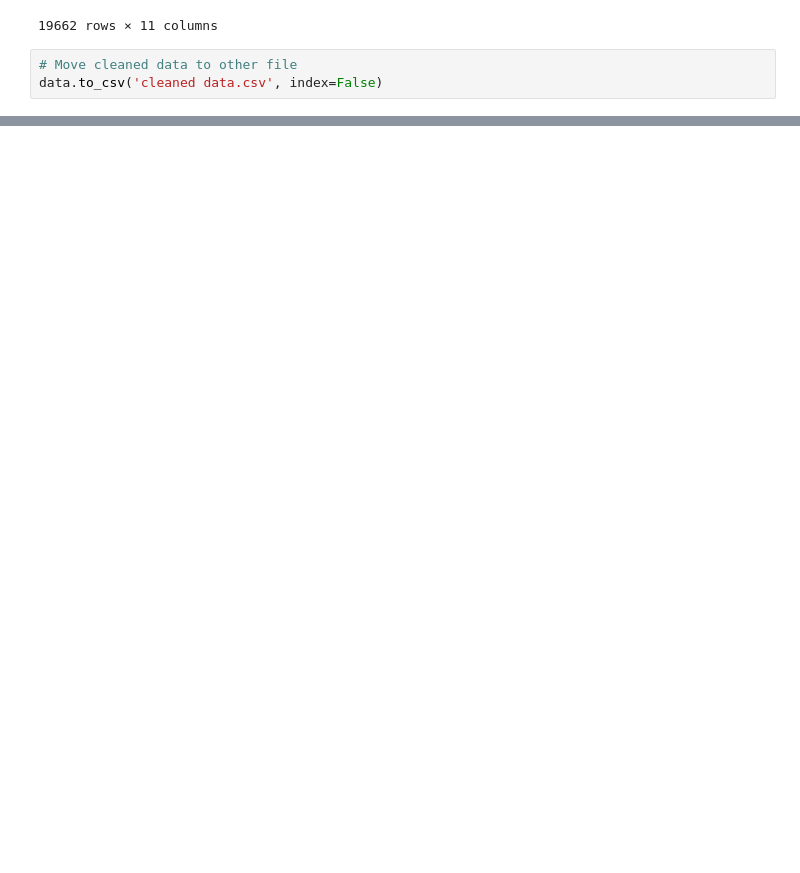
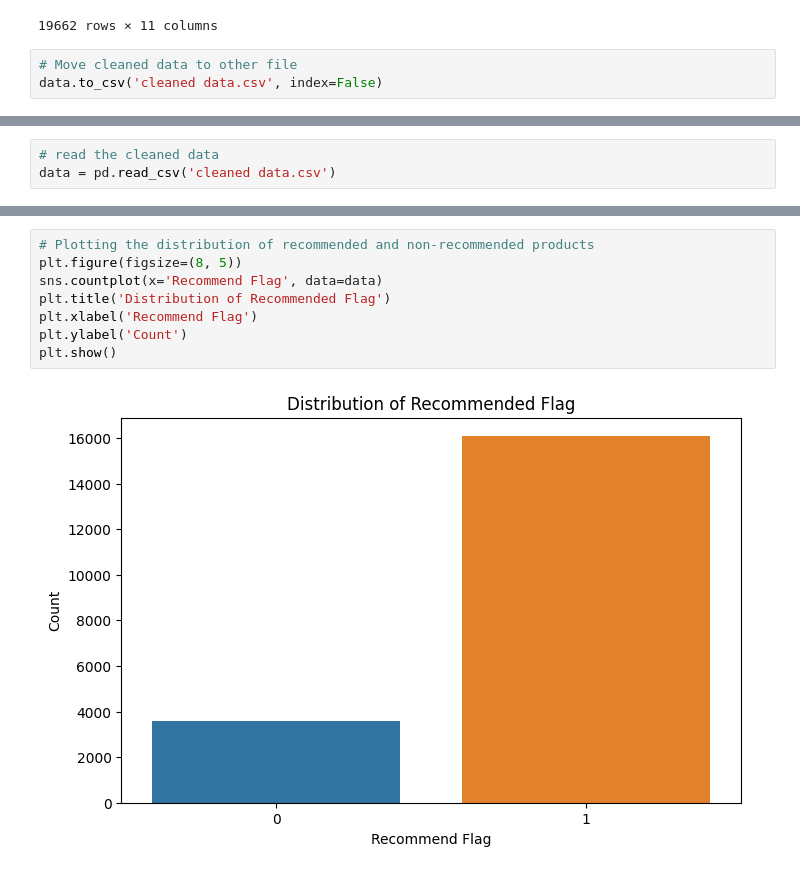
Before and after one commit to panhachom/data-science-for-ecommerce, a Jupyter notebook: data.ipynb, the cells around one changed output, grey strips where cells are left out. Drawn from its saved outputs; the diff is of its cells as text; blank space fills up the shorter version.

```diff
--- a/data.ipynb
+++ b/data.ipynb
@@ -109,0 +134,3 @@ data.to_csv('cleaned data.csv', index=False)
+# %%
+# read the cleaned data
+data = pd.read_csv('cleaned data.csv')
@@ -109,0 +149,10 @@ data.to_csv('cleaned data.csv', index=False)
+# %%
+# Plotting the distribution of recommended and non-recommended products
+plt.figure(figsize=(8, 5))
+sns.countplot(x='Recommend Flag', data=data)
+plt.title('Distribution of Recommended Flag')
+plt.xlabel('Recommend Flag')
+plt.ylabel('Count')
+plt.show()
+# %% [output]
+[figure, added]
```
Also changed, not shown: parts of 13 cells of this notebook.
